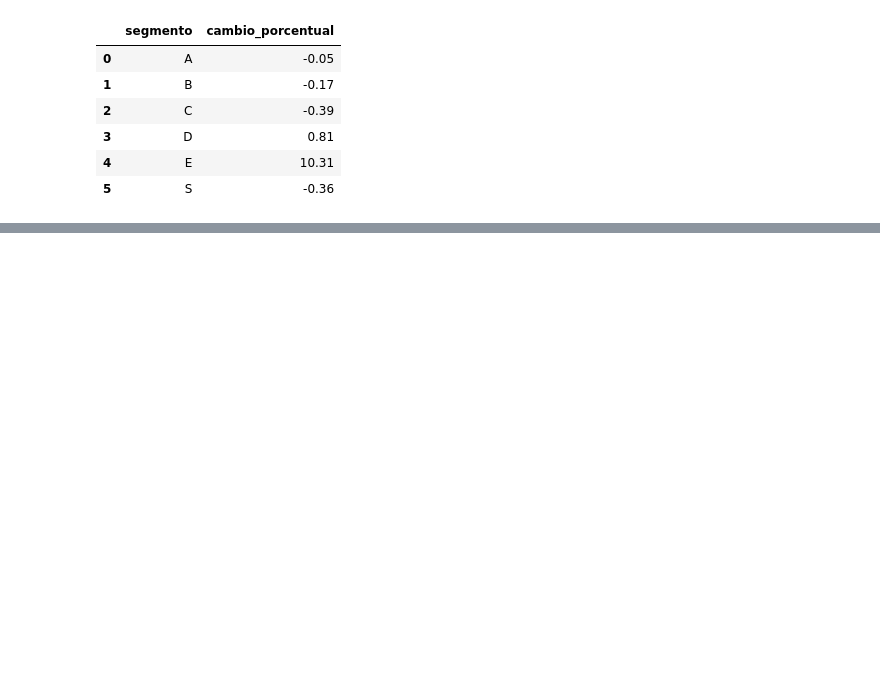
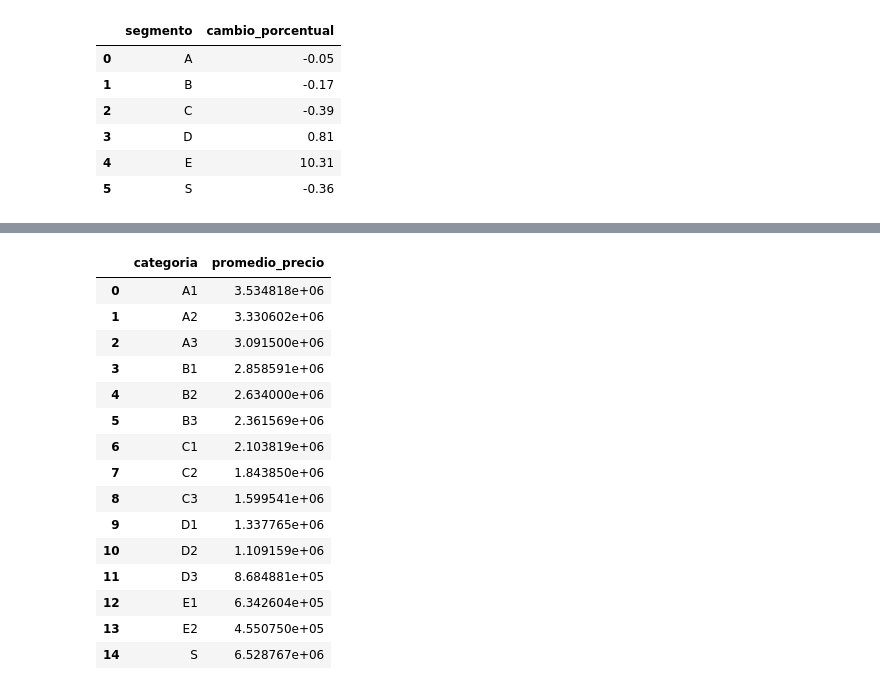
Before and after one commit to MiguelDWT4toCreativo/Datalpine, a Jupyter notebook: resources/jupyter/tendencias de precios por segmento.ipynb, the cells around one changed output, grey strips where cells are left out. Cells and saved outputs as stored; diff of their text form; code cells hidden in the pictures; blank space fills up the shorter version.

```diff
--- a/resources/jupyter/tendencias de precios por segmento.ipynb
+++ b/resources/jupyter/tendencias de precios por segmento.ipynb
@@ -433,0 +508,55 @@ fig.show()
+# %%
+# Lista de DataFrames
+dataframes_list = [
+    seg_df_alfa_q_mar_2023_tulancingo,
+    seg_df_alfa_q_may_2023_tulancingo,
+    seg_df_alfa_q_jun_2023_tulancingo,
+    seg_df_alfa_q_jul_2023_tulancingo,
+    seg_df_alfa_q_sep_2023_tulancingo,
+    seg_df_alfa_q_oct_2023_tulancingo
+]
+
+# Diccionario para almacenar el total de precios por categoría
+total_precios_por_categoria = {}
+
+# Iterar sobre la lista de DataFrames
+for df in dataframes_list:
+    # Calcular el total de precios por categoría en el DataFrame actual
+    for categoria, group in df.groupby('categoria'):
+        total_precios_por_categoria[categoria] = total_precios_por_categoria.get(categoria, 0) + group['precio'].sum()
+
+# Diccionario para almacenar el número de observaciones por categoría
+num_observaciones_por_categoria = {}
+
+# Iterar sobre la lista de DataFrames para calcular el número de observaciones por categoría
+for df in dataframes_list:
+    for categoria, group in df.groupby('categoria'):
+        num_observaciones_por_categoria[categoria] = num_observaciones_por_categoria.get(categoria, 0) + len(group)
+
+# Diccionario para almacenar el promedio de precios por categoría
+promedio_precios_por_categoria = {}
+
+# Calcular el promedio de precios por categoría
+for categoria in total_precios_por_categoria:
+    promedio_precios_por_categoria[categoria] = total_precios_por_categoria[categoria] / num_observaciones_por_categoria[categoria]
+
+# Convertir el diccionario a un DataFrame
+periodo2_promedio_precios_por_categoria_df = pd.DataFrame(list(promedio_precios_por_categoria.items()), columns=['categoria', 'promedio_precio'])
+periodo2_promedio_precios_por_categoria_df
+# %% [output]
+|  | categoria | promedio_precio |
+| 0 | A1 | 3.534818e+06 |
+| 1 | A2 | 3.330602e+06 |
+| 2 | A3 | 3.091500e+06 |
+| 3 | B1 | 2.858591e+06 |
+| 4 | B2 | 2.634000e+06 |
+| 5 | B3 | 2.361569e+06 |
+| 6 | C1 | 2.103819e+06 |
+| 7 | C2 | 1.843850e+06 |
+| 8 | C3 | 1.599541e+06 |
+| 9 | D1 | 1.337765e+06 |
+| 10 | D2 | 1.109159e+06 |
+| 11 | D3 | 8.684881e+05 |
+| 12 | E1 | 6.342604e+05 |
+| 13 | E2 | 4.550750e+05 |
+| 14 | S | 6.528767e+06 |
```
Also changed, not shown: parts of 7 cells of this notebook, 2 other files.
